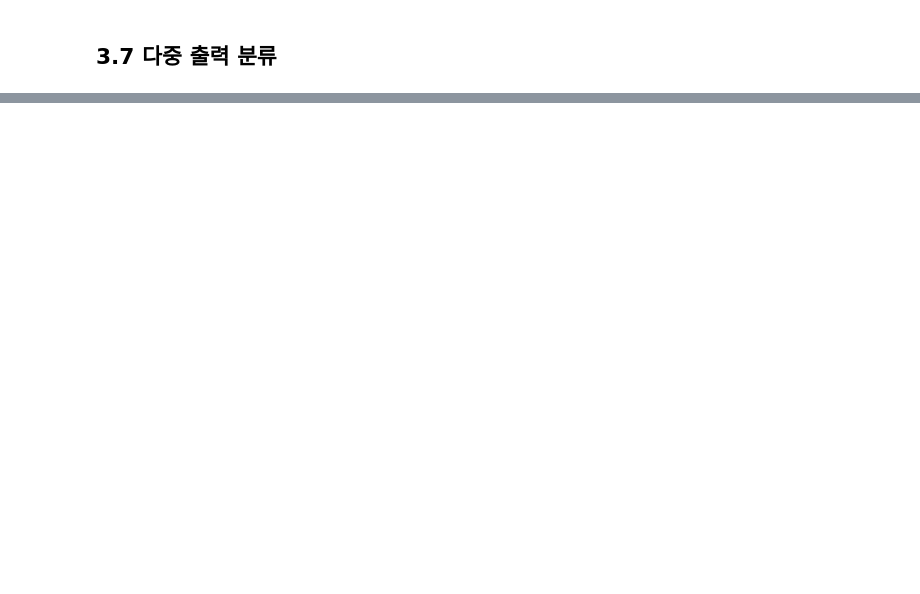
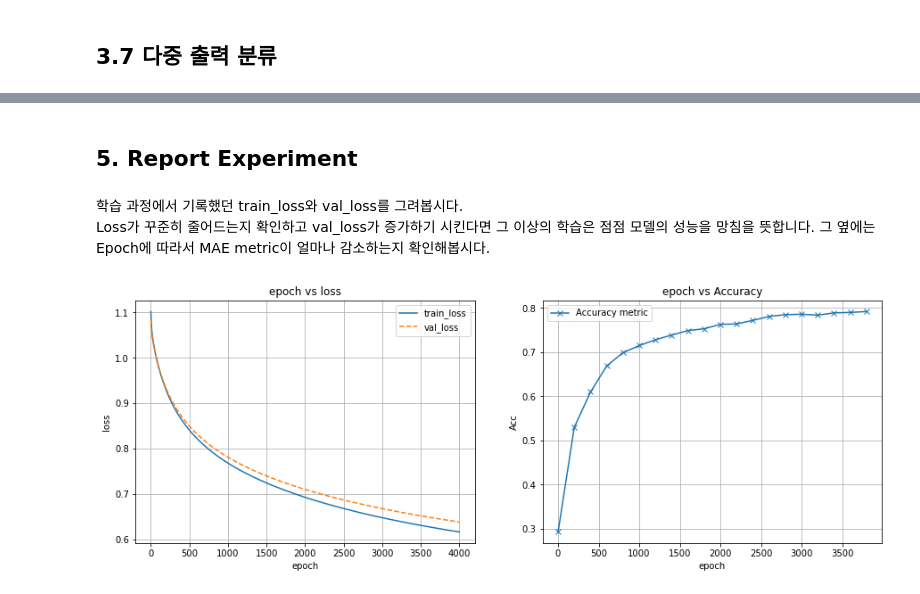
Before and after one commit to wooluck-98/DeepLearning_Study, a Jupyter notebook: StudyCode/1_Classification.ipynb, the cells around one changed output, grey strips where cells are left out. Cells and saved outputs as stored; diff of their text form; code cells hidden in the pictures; blank space fills up the shorter version.

```diff
--- a/StudyCode/1_Classification.ipynb
+++ b/StudyCode/1_Classification.ipynb
@@ -439,0 +470,9 @@ plot_digit(clean_digit)
+# %%
+cls_loss = nn.CrossEntropyLoss()
+
+test_pred_y = torch.Tensor([[2,0.1],[0,1]])
+test_true_y1 = torch.Tensor([1,0]).long()
+test_true_y2 = torch.Tensor([0,1]).long()
+
+print(cls_loss(test_pred_y, test_true_y1))
+print(cls_loss(test_pred_y, test_true_y2))
@@ -439,0 +613,31 @@ plot_digit(clean_digit)
+# %% [markdown]
+## 5. Report Experiment
+# %% [markdown]
+학습 과정에서 기록했던 train_loss와 val_loss를 그려봅시다.
+Loss가 꾸준히 줄어드는지 확인하고 val_loss가 증가하기 시킨다면 그 이상의 학습은 점점 모델의 성능을 망침을 뜻합니다.
+그 옆에는 Epoch에 따라서 MAE metric이 얼마나 감소하는지 확인해봅시다.
+# %%
+fig = plt.figure(figsize=(15,5))
+
+# ====== Loss Fluctuation ====== #
+ax1 = fig.add_subplot(1, 2, 1)
+ax1.plot(list_epoch, list_train_loss, label='train_loss')
+ax1.plot(list_epoch, list_val_loss, '--', label='val_loss')
+ax1.set_xlabel('epoch')
+ax1.set_ylabel('loss')
+ax1.grid()
+ax1.legend()
+ax1.set_title('epoch vs loss')
+
+# ====== Metric Fluctuation ====== #
+ax2 = fig.add_subplot(1, 2, 2)
+ax2.plot(list_acc_epoch, list_acc, marker='x', label='Accuracy metric')
+ax2.set_xlabel('epoch')
+ax2.set_ylabel('Acc')
+ax2.grid()
+ax2.legend()
+ax2.set_title('epoch vs Accuracy')
+
+plt.show()
+# %% [output]
+[figure, added]
```
Also changed, not shown: parts of 53 cells of this notebook.
